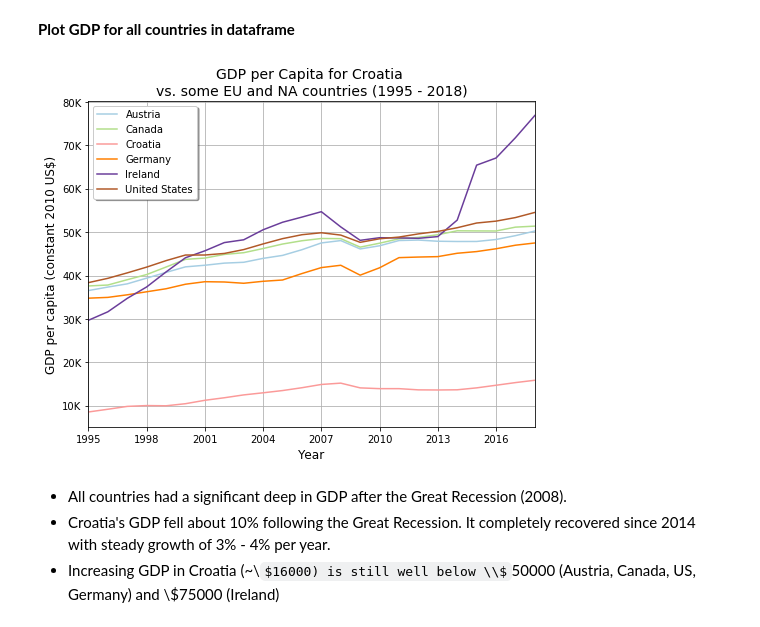
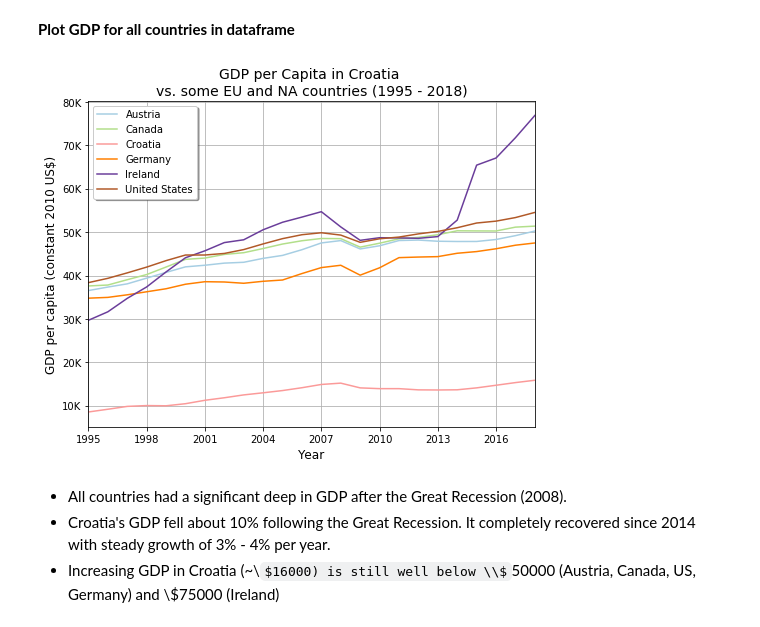
Before and after one commit to zunicd/Population-Trend-Croatia-2018, a Jupyter notebook: Croatia - Population Trend 1990 - 2018.ipynb, the cells around one changed output. Cells and saved outputs as stored; diff of their text form; code cells hidden in the pictures; some formulas as TeX source.

```diff
--- a/Croatia - Population Trend 1990 - 2018.ipynb
+++ b/Croatia - Population Trend 1990 - 2018.ipynb
@@ -746,25 +748,25 @@ gdp_eunac.tail(2)
 # %%
 # plt.figure() # create figure
 
 ax = gdp_eunac.plot(x='Year',kind='line',figsize=(8,6),colormap='Paired')
 ax.legend(shadow=True)
 
-ax.set_title ('GDP per Capita for Croatia \nvs. some EU and NA countries (1995 - 2018)',fontsize=14)
+ax.set_title ('GDP per Capita in Croatia \nvs. some EU and NA countries (1995 - 2018)',fontsize=14)
 ax.set_ylabel(cols[3],fontsize=12)
 ax.set_xlabel('Year',fontsize=12)
 
 ax.grid(True)
 
 # ensure that x-axis have integer-only tick labels
 # and increase number of ticks
 ax.xaxis.set_major_locator(tkr.MaxNLocator(integer=True))
 # reformat tick labels with thousand's K and comma separator
 ax.yaxis.set_major_formatter(tkr.FuncFormatter(lambda x, p: "{:,.0f}K".format(x*1e-3)))
 
 plt.show()
 #plt.savefig("./Figures/GDP_line_EU_NA_C.png")
 # %% [output]
-[figure, old version]
+[figure, new version]
 # %% [markdown]
 * All countries had a significant deep in GDP after the Great Recession (2008).
 * Croatia's GDP fell about 10% following the Great Recession. It completely recovered since 2014 with steady growth of 3% - 4% per year.
```
Also changed, not shown: parts of 7 cells of this notebook, 1 other file.
